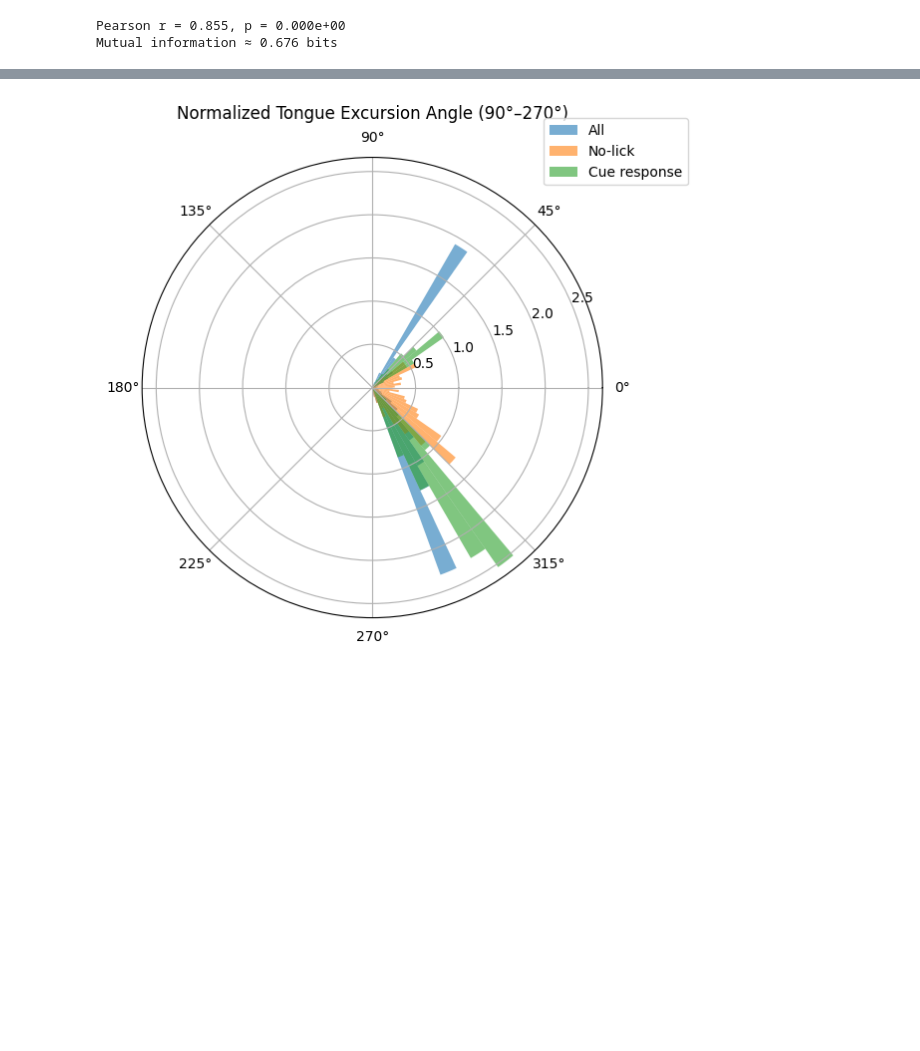
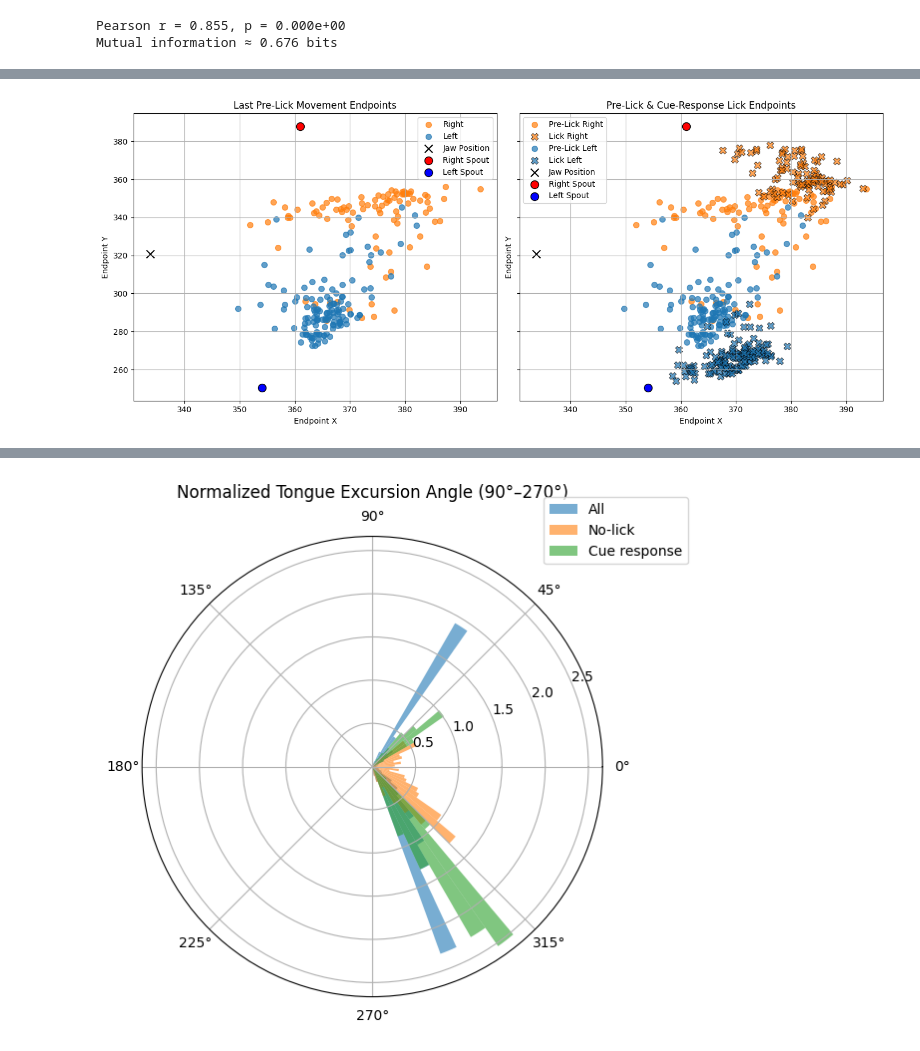
Before and after one commit to 1mattbecker/kinematics_analysis, a Jupyter notebook: code/tongue_kinematics_cueresponse.ipynb, the cells around one changed output, grey strips where cells are left out. Saved outputs shown, nothing was run; the diff lists cells and outputs as text; code cells hidden in the pictures; blank space fills up the shorter version.

```diff
--- a/code/tongue_kinematics_cueresponse.ipynb
+++ b/code/tongue_kinematics_cueresponse.ipynb
@@ -1093,3 +1439,83 @@ def plot_latency_distributions(df: pd.DataFrame):
+# %%
+import matplotlib.pyplot as plt
+
+# --- Prepare data ---
+
+# Last pre-lick movement (reuse from before)
+valid_trials = tongue_movements.loc[tongue_movements['cue_response'] == True, 'trial'].unique()
+prelick_df = tongue_movements.query("movement_before_cue_response == True and trial in @valid_trials").copy()
+
+last_prelick = (
+    prelick_df
+    .sort_values(['trial', 'movement_number_in_trial'])
+    .groupby('trial')
+    .last()
+    .reset_index()
+)
+
+cue_events = (
+    tongue_movements
+    .query("cue_response == True and trial in @valid_trials")
+    .drop_duplicates('trial')
+    .set_index('trial')[['event', 'endpoint_x', 'endpoint_y']]
+)
+
+# Map event (lick direction) to last pre-lick dataframe
+last_prelick['cue_lick_direction'] = last_prelick['trial'].map(cue_events['event'])
+
+# Filter to only trials with right or left lick events
+valid_directions = ['right_lick_time', 'left_lick_time']
+last_prelick = last_prelick[last_prelick['cue_lick_direction'].isin(valid_directions)]
+cue_events = cue_events.loc[last_prelick['trial']]
+
+# Colors for lick direction
+color_map = {'left_lick_time': '#1f77b4', 'right_lick_time': '#ff7f0e'}
+
+# --- Plotting ---
+
+fig, axs = plt.subplots(1, 2, figsize=(14, 6), sharex=True, sharey=True)
+
+# Left: Last pre-lick endpoints only
+for direction in valid_directions:
+    subset = last_prelick[last_prelick['cue_lick_direction'] == direction]
+    axs[0].scatter(subset['endpoint_x'], subset['endpoint_y'],
+                   label=direction.replace('_lick_time','').capitalize(),
+                   alpha=0.7, s=50, color=color_map[direction])
+
+plot_standard_lick_landmarks(jaw_coords, spoutL_coords, spoutR_coords, ax=axs[0])
+
+axs[0].set_title('Last Pre-Lick Movement Endpoints')
+axs[0].set_xlabel('Endpoint X')
+axs[0].set_ylabel('Endpoint Y')
+axs[0].legend()
+axs[0].grid(True)
+
+# Right: Last pre-lick + Cue-response lick endpoints
+for direction in valid_directions:
+    # Pre-lick endpoints
+    pre_subset = last_prelick[last_prelick['cue_lick_direction'] == direction]
+    axs[1].scatter(pre_subset['endpoint_x'], pre_subset['endpoint_y'],
+                   label=f'Pre-Lick {direction.replace("_lick_time","").capitalize()}',
+                   alpha=0.7, s=50, marker='o', color=color_map[direction])
+
+    # Cue-response lick endpoints
+    lick_subset = cue_events[cue_events['event'] == direction]
+    axs[1].scatter(lick_subset['endpoint_x'], lick_subset['endpoint_y'],
+                   label=f'Lick {direction.replace("_lick_time","").capitalize()}',
+                   alpha=0.7, s=80, marker='X', edgecolor='k', linewidth=0.7,
+                   color=color_map[direction])
+plot_standard_lick_landmarks(jaw_coords, spoutL_coords, spoutR_coords, ax=axs[1])
+
+axs[1].set_title('Pre-Lick & Cue-Response Lick Endpoints')
+axs[1].set_xlabel('Endpoint X')
+axs[1].set_ylabel('Endpoint Y')
+axs[1].legend()
+axs[1].grid(True)
+
+plt.tight_layout()
+plt.show()
+# %% [output]
+[figure, added]
 # %%
 
 def plot_pre_lick_stats(df: pd.DataFrame):
```
Also changed, not shown: parts of 16 cells of this notebook.
